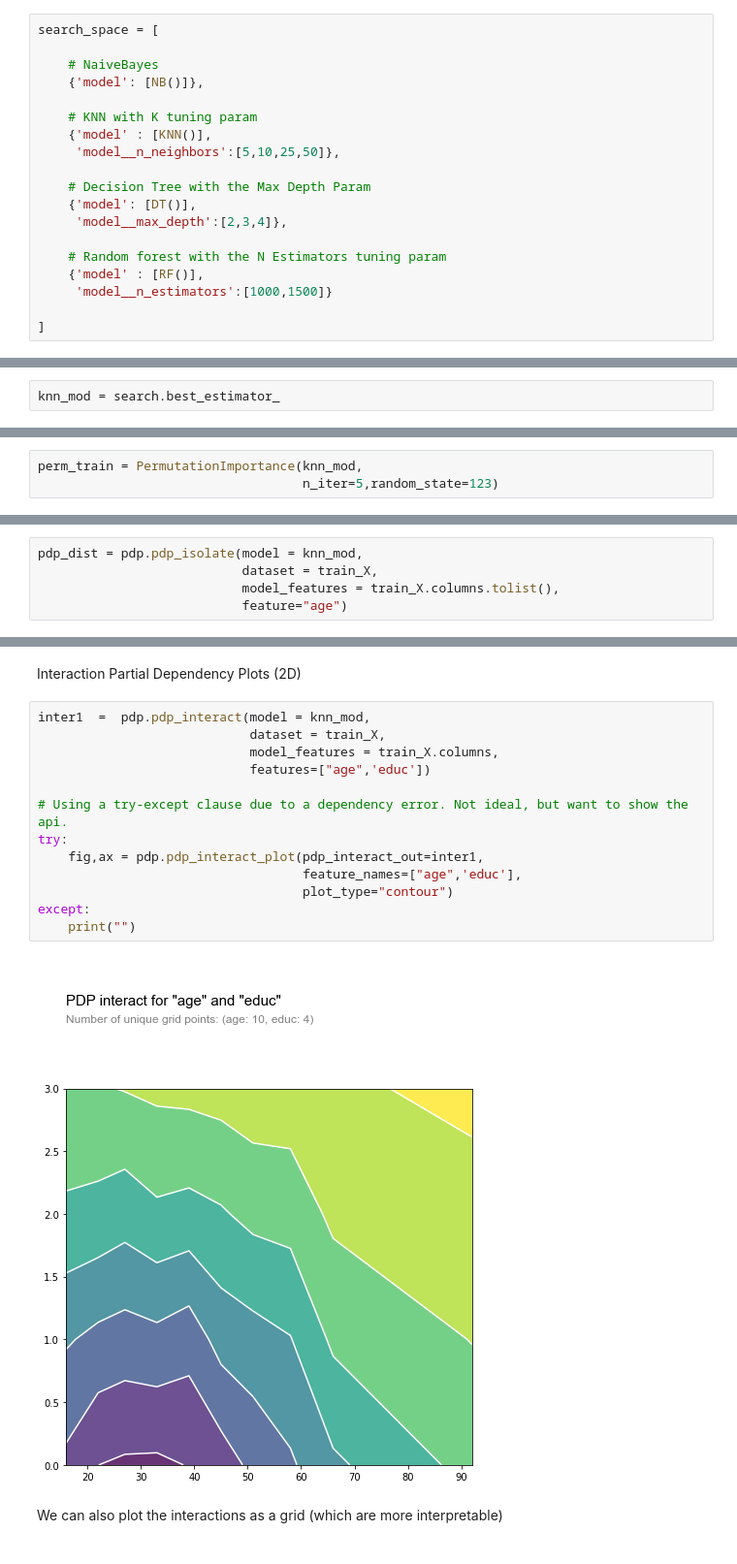
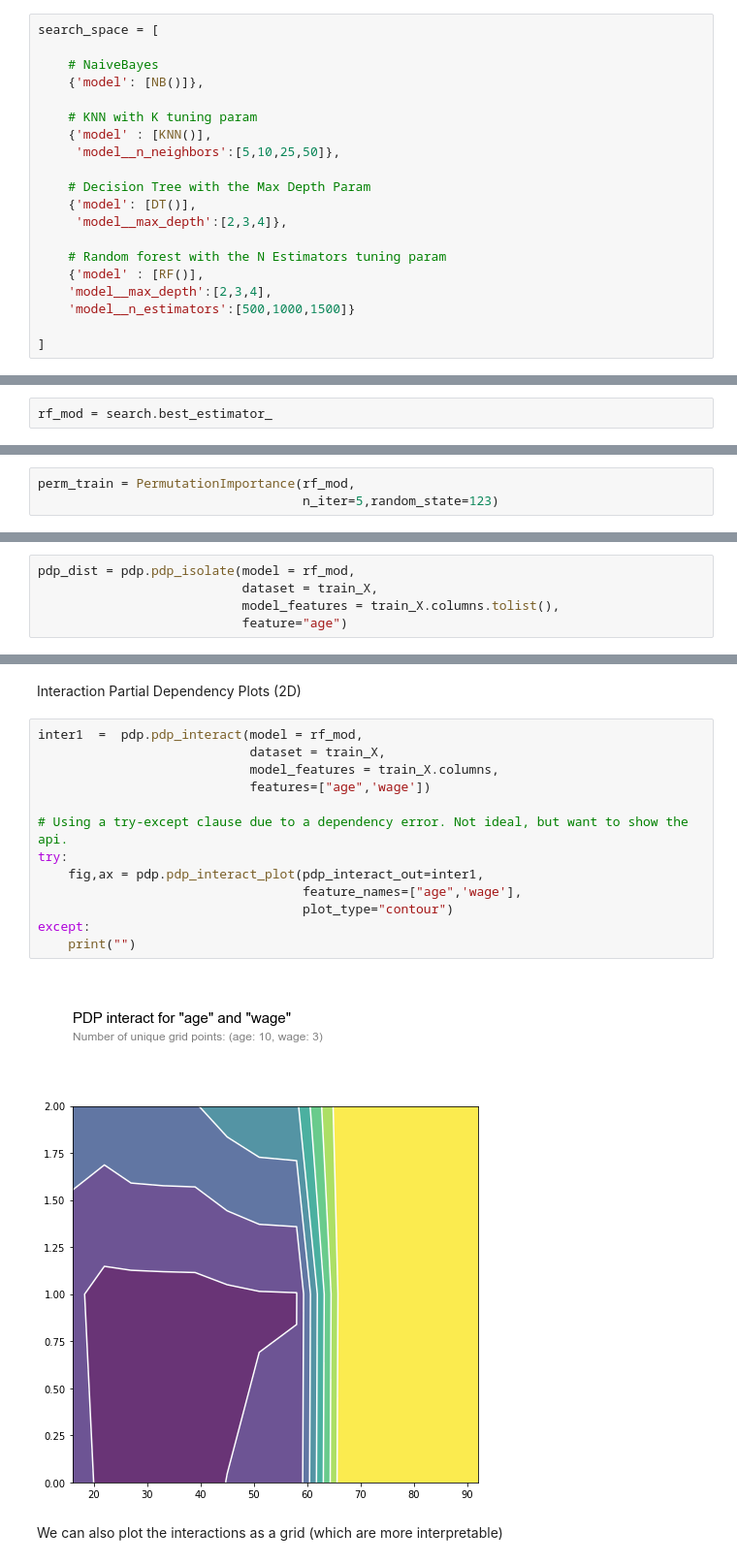
Before and after one commit to edunford/PPOL564, a Jupyter notebook: lectures/week_13/synchronous-material/interpretable_ml_walkthrough.ipynb, the cells around one changed output, grey strips where cells are left out. Shown at 97% size. Saved outputs shown, nothing was run; the diff lists cells and outputs as text.

```diff
--- a/lectures/week_13/synchronous-material/interpretable_ml_walkthrough.ipynb
+++ b/lectures/week_13/synchronous-material/interpretable_ml_walkthrough.ipynb
@@ -288,7 +323,8 @@ search_space = [
 
     # Random forest with the N Estimators tuning param
     {'model' : [RF()],
-     'model__n_estimators':[1000,1500]}
+    'model__max_depth':[2,3,4],
+    'model__n_estimators':[500,1000,1500]}
 
 ]
 # %% [markdown]
@@ -330,5 +370,5 @@ search.best_params_
 # %%
-knn_mod = search.best_estimator_
+rf_mod = search.best_estimator_
 # %% [markdown]
 ### Performance
 # %%
@@ -413,7 +453,7 @@ Using TensorFlow backend.
 # %% [markdown]
 Initialize the `PermutationImportance` class object.
 # %%
-perm_train = PermutationImportance(knn_mod,
+perm_train = PermutationImportance(rf_mod,
                                    n_iter=5,random_state=123)
 # %% [markdown]
 Fit it using the train (or test!) data
@@ -480,7 +521,7 @@ from pdpbox import pdp
 # %% [markdown]
 With this model, we first fit the partial dependencies.
 # %%
-pdp_dist = pdp.pdp_isolate(model = knn_mod,
+pdp_dist = pdp.pdp_isolate(model = rf_mod,
                            dataset = train_X,
                            model_features = train_X.columns.tolist(),
                            feature="age")
@@ -493,20 +534,20 @@ fig,ax = pdp.pdp_plot(pdp_dist,'age',plot_pts_dist=True,center=False,)
 # %% [markdown]
 Interaction Partial Dependency Plots (2D)
 # %%
-inter1  =  pdp.pdp_interact(model = knn_mod,
+inter1  =  pdp.pdp_interact(model = rf_mod,
                             dataset = train_X,
                             model_features = train_X.columns,
-                            features=["age",'educ'])
+                            features=["age",'wage'])
 
 # Using a try-except clause due to a dependency error. Not ideal, but want to show the api.
 try:
     fig,ax = pdp.pdp_interact_plot(pdp_interact_out=inter1,
-                                   feature_names=["age",'educ'],
+                                   feature_names=["age",'wage'],
                                    plot_type="contour")
 except:
     print("")
 # %% [output]
-[figure, old version]
+[figure, new version]
 # %% [markdown]
 We can also plot the interactions as a grid (which are more interpretable)
 # %%
```
Also changed, not shown: parts of 41 cells of this notebook, 6 other files.
